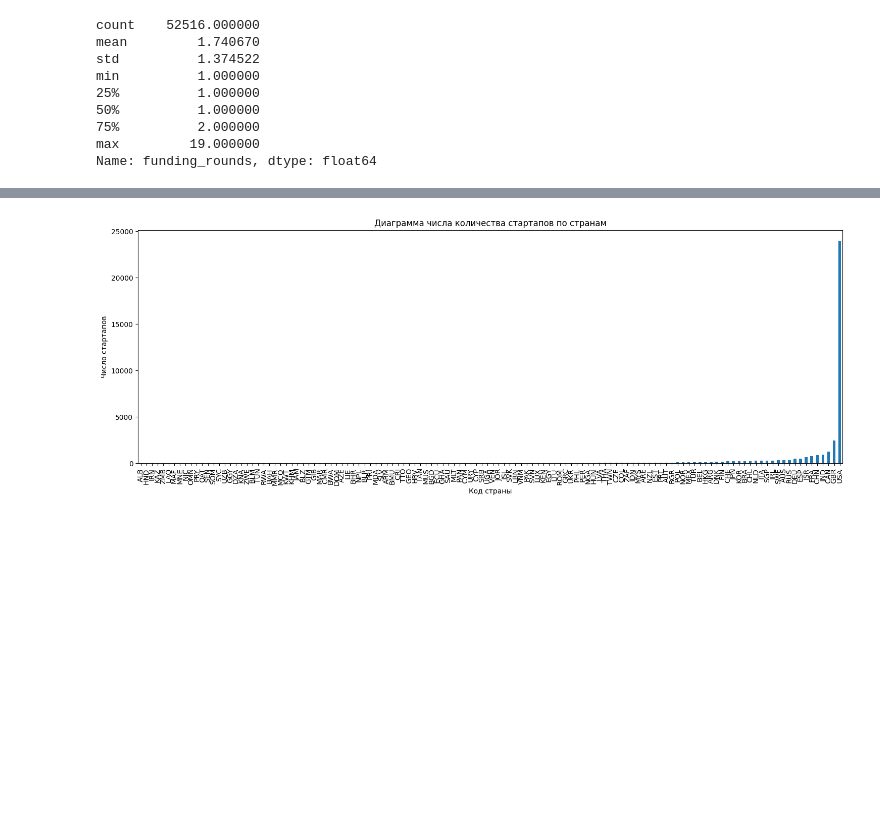
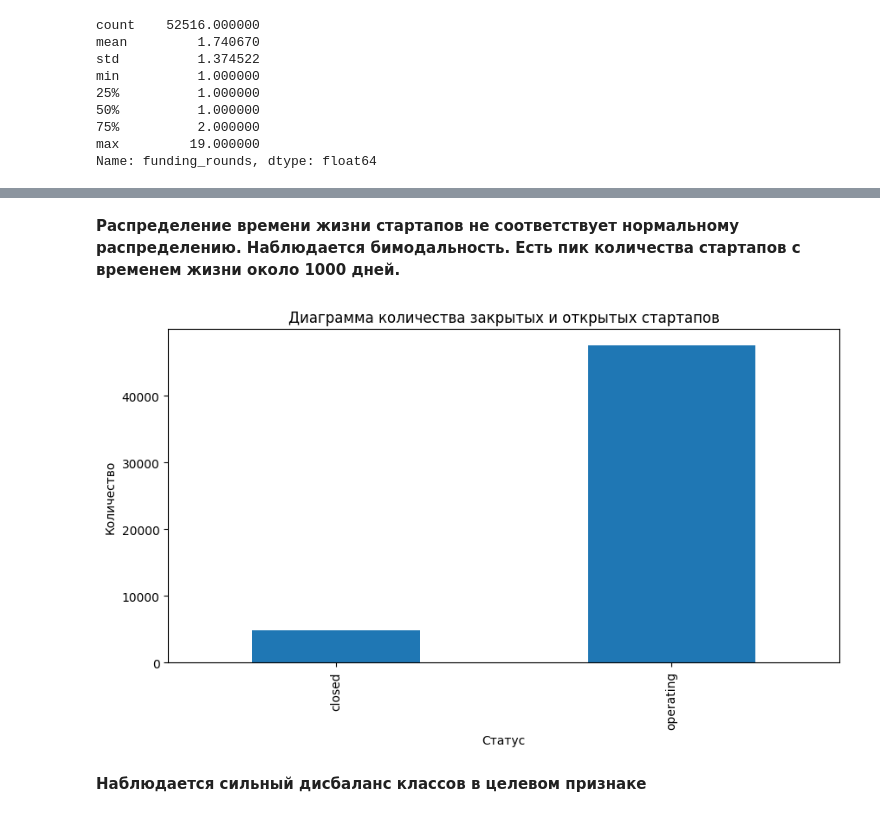
Before and after one commit to VladimirEis/masterskaya_project, a Jupyter notebook: masterskaya_project.ipynb, the cells around one changed output, grey strips where cells are left out. Drawn from its saved outputs; the diff is of its cells as text; code cells hidden in the pictures; blank space fills up the shorter version.

```diff
--- a/masterskaya_project.ipynb
+++ b/masterskaya_project.ipynb
@@ -394,18 +429,20 @@ Name: funding_rounds, dtype: float64
+# %% [markdown]
+**Распределение времени жизни стартапов не соответствует нормальному распределению. Наблюдается бимодальность. Есть пик количества стартапов с временем жизни около 1000 дней.**
 # %%
-# Cтроим диаграмму для количества стартапов по странам
+# Cтроим диаграмму количества закрытых и работающих стартапов
 (
-    startups_train.loc[
-        (startups_train['funding_total_usd'] > 1000) &
-        (startups_train['funding_total_usd'] < 100000000)
-    ]
-    .groupby('country_code')['country_code']
-    .count().sort_values().plot(kind='bar', legend=False, figsize=(18, 6))
+    startups_train.groupby(
+        'status'
+    )[
+        'funding_rounds'
+    ].count().plot(kind='bar', legend=False, figsize=(10, 5))
 )
-plt.title('Диаграмма числа количества стартапов по странам')
-plt.xlabel('Код страны')
-plt.ylabel('Число стартапов')
-plt.xticks(rotation=90)
+plt.title('Диаграмма количества закрытых и открытых стартапов')
+plt.xlabel('Статус')
+plt.ylabel('Количество')
 plt.show()
 # %% [output]
-[figure, old version]
+[figure, new version]
+# %% [markdown]
+**Наблюдается сильный дисбаланс классов в целевом признаке**
 # %%
```
Also changed, not shown: parts of 19 cells of this notebook.
